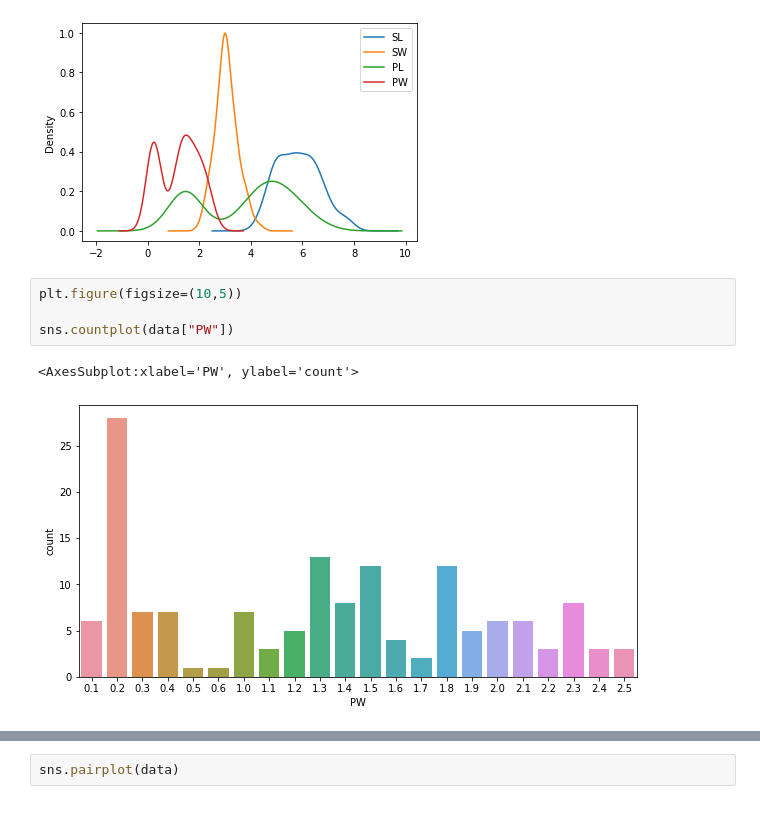
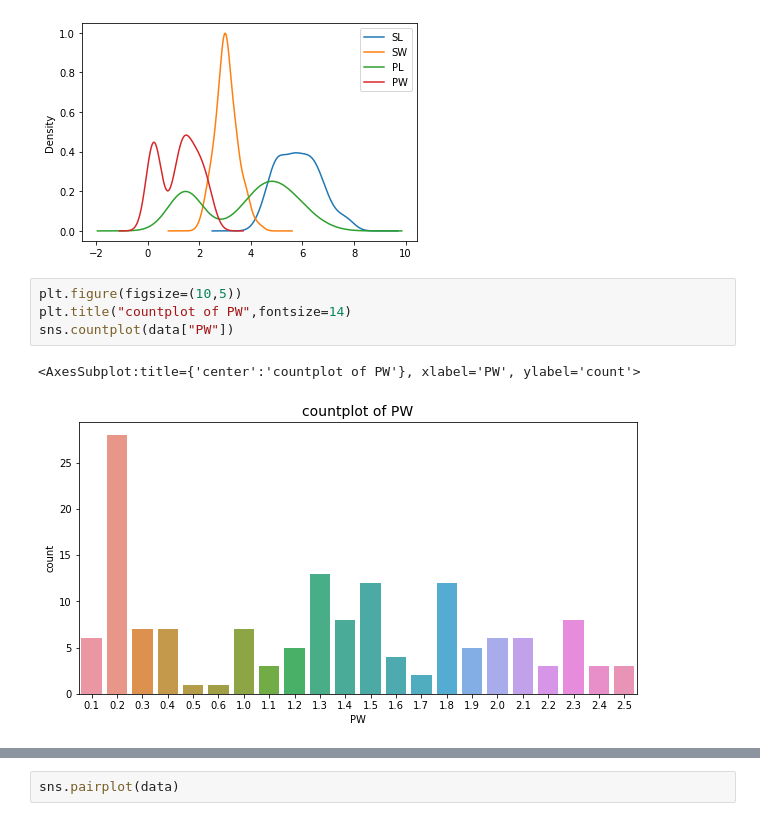
Before and after one commit to VIVEKVK0013/VIVEK-V-K, a Jupyter notebook: Assignment#01_Python_for_Data_Science.ipynb, the cells around one changed output, grey strips where cells are left out. Drawn from its saved outputs; the diff is of its cells as text.

```diff
--- a/Assignment#01_Python_for_Data_Science.ipynb
+++ b/Assignment#01_Python_for_Data_Science.ipynb
@@ -80,11 +80,11 @@ data[["SL","SW","PL","PW"]].plot.kde()
 [figure]
 # %%
 plt.figure(figsize=(10,5))
-
+plt.title("countplot of PW",fontsize=14)
 sns.countplot(data["PW"])
 # %% [output]
-<AxesSubplot:xlabel='PW', ylabel='count'>
+<AxesSubplot:title={'center':'countplot of PW'}, xlabel='PW', ylabel='count'>
-[figure, old version]
+[figure, new version]
 # %%
 plt.figure(figsize=(10,5))
 
```
Also changed, not shown: parts of 2 cells of this notebook.
